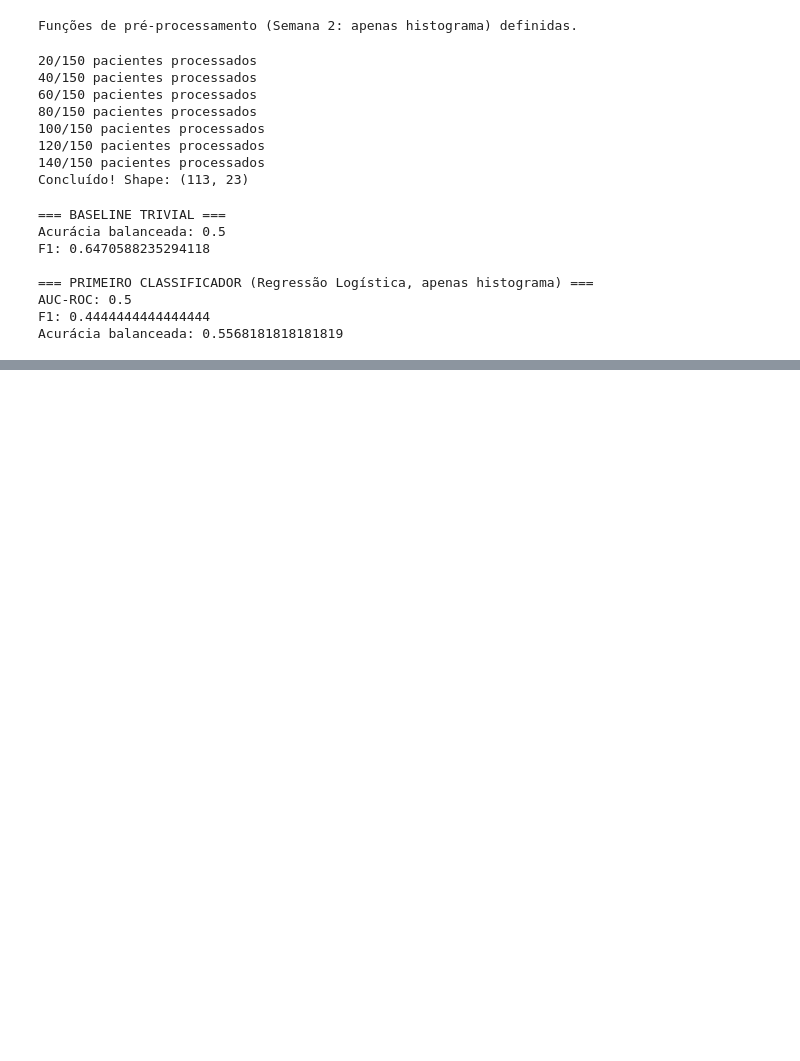
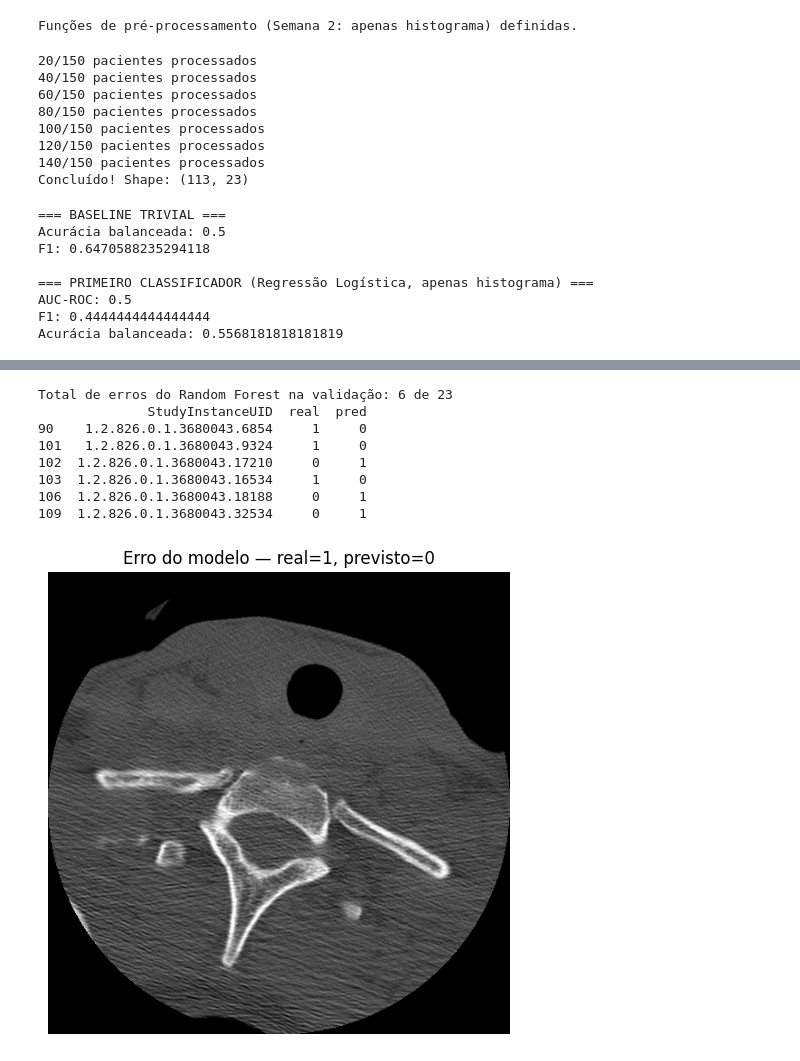
Before and after one commit to pedrovictor-glitch/tp1-g5-cervical-spine, a Jupyter notebook: notebooka4e4d95f23.ipynb, the cells around one changed output, grey strips where cells are left out. Cells and saved outputs as stored; diff of their text form; code cells hidden in the pictures; blank space fills up the shorter version.

```diff
--- a/notebooka4e4d95f23.ipynb
+++ b/notebooka4e4d95f23.ipynb
@@ -184,0 +459,36 @@ Acurácia balanceada: 0.5568181818181819
+# %%
+val_com_id = val.copy()
+val_com_id["pred"] = modelos["Random Forest"].predict(X_val)
+val_com_id["real"] = y_val.values
+
+errados = val_com_id[val_com_id["pred"] != val_com_id["real"]]
+print(f"Total de erros do Random Forest na validação: {len(errados)} de {len(val_com_id)}")
+print(errados[["StudyInstanceUID", "real", "pred"]])
+
+if len(errados) > 0:
+    exemplo_erro = errados.iloc[0]
+    study_uid_erro = exemplo_erro["StudyInstanceUID"]
+    pasta = os.path.join(base_imagens, study_uid_erro)
+    arquivos = sorted(os.listdir(pasta))
+    ds = pydicom.dcmread(os.path.join(pasta, arquivos[len(arquivos) // 2]))
+    slope = float(getattr(ds, "RescaleSlope", 1))
+    intercept = float(getattr(ds, "RescaleIntercept", 0))
+    img_hu = ds.pixel_array.astype(float) * slope + intercept
+    img_janela = np.clip(img_hu, WINDOW_CENTER - WINDOW_WIDTH / 2, WINDOW_CENTER + WINDOW_WIDTH / 2)
+
+    plt.figure(figsize=(6, 6))
+    plt.imshow(img_janela, cmap="gray")
+    plt.title(f"Erro do modelo — real={exemplo_erro['real']}, previsto={exemplo_erro['pred']}")
+    plt.axis("off")
+    plt.savefig("/kaggle/working/exemplo_erro.png", dpi=150, bbox_inches="tight")
+    plt.show()
+# %% [output]
+Total de erros do Random Forest na validação: 6 de 23
+              StudyInstanceUID  real  pred
+90    1.2.826.0.1.3680043.6854     1     0
+101   1.2.826.0.1.3680043.9324     1     0
+102  1.2.826.0.1.3680043.17210     0     1
+103  1.2.826.0.1.3680043.16534     1     0
+106  1.2.826.0.1.3680043.18188     0     1
+109  1.2.826.0.1.3680043.32534     0     1
+[figure, added]
```
Also changed, not shown: parts of 7 cells of this notebook.
